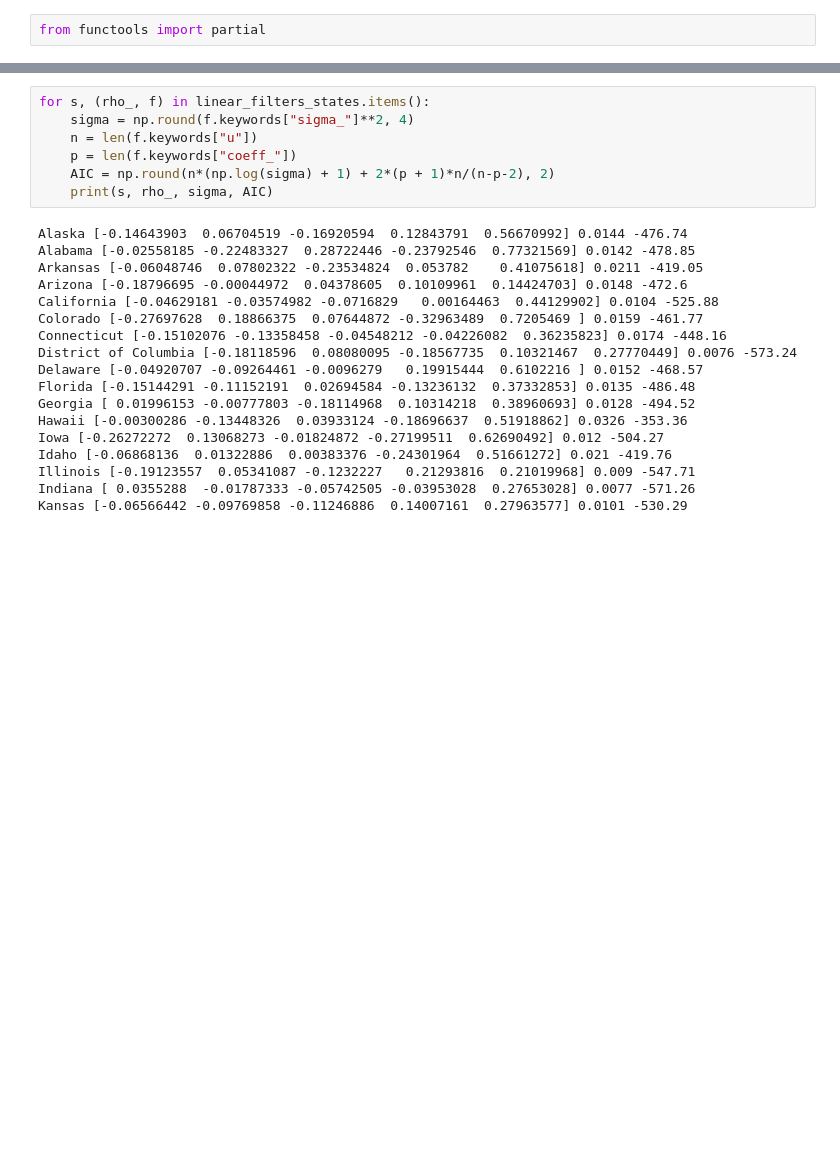
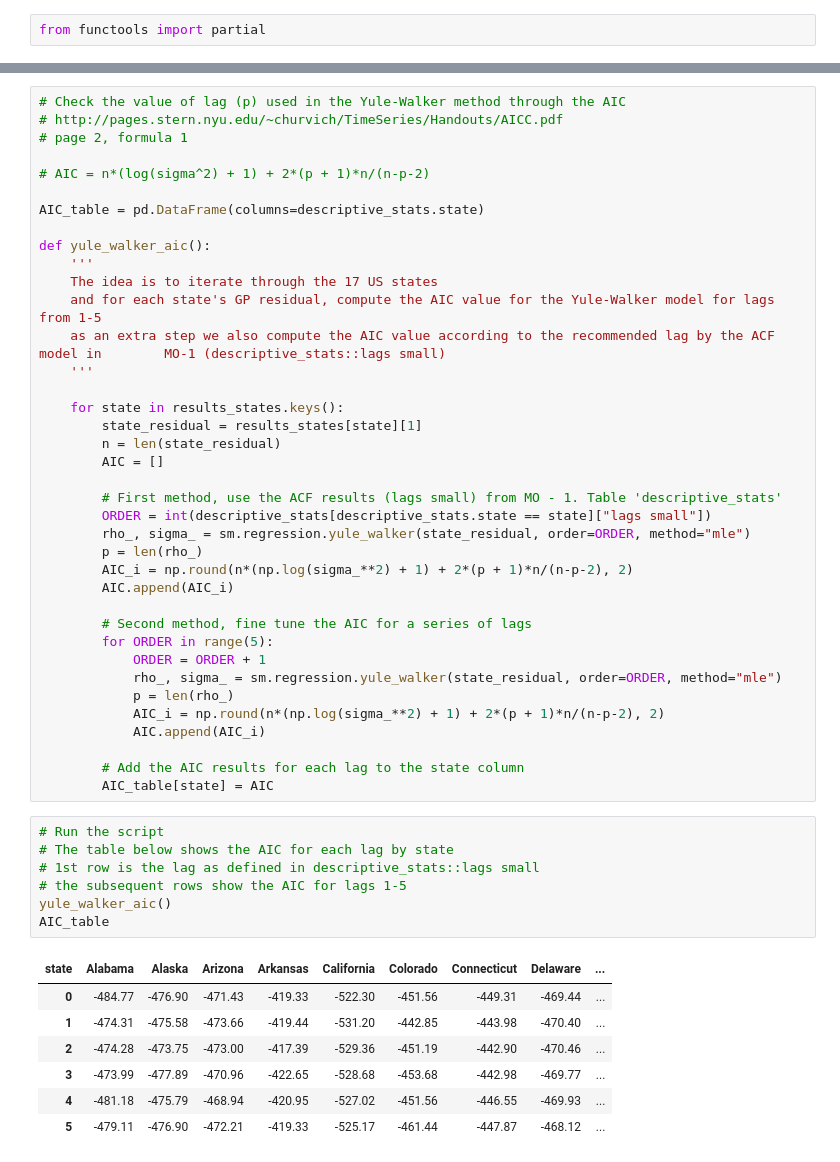
Before and after one commit to epidemic-research-team/epidemic-gaussian-process, a Jupyter notebook: MO - 2 - Linear Filters.ipynb, the cells around one changed output, grey strips where cells are left out. Saved outputs shown, nothing was run; the diff lists cells and outputs as text; blank space fills up the shorter version.

```diff
--- a/MO - 2 - Linear Filters.ipynb
+++ b/MO - 2 - Linear Filters.ipynb
@@ -132,25 +61,53 @@ Kansas [-0.06566442 -0.09769858 -0.11246886  0.14007161  0.27963577] 0.0101 -530
-# %%
-for s, (rho_, f) in linear_filters_states.items():
-    sigma = np.round(f.keywords["sigma_"]**2, 4)
-    n = len(f.keywords["u"])
-    p = len(f.keywords["coeff_"])
-    AIC = np.round(n*(np.log(sigma) + 1) + 2*(p + 1)*n/(n-p-2), 2)
-    print(s, rho_, sigma, AIC)
-# %% [output]
-Alaska [-0.14643903  0.06704519 -0.16920594  0.12843791  0.56670992] 0.0144 -476.74
-Alabama [-0.02558185 -0.22483327  0.28722446 -0.23792546  0.77321569] 0.0142 -478.85
-Arkansas [-0.06048746  0.07802322 -0.23534824  0.053782    0.41075618] 0.0211 -419.05
-Arizona [-0.18796695 -0.00044972  0.04378605  0.10109961  0.14424703] 0.0148 -472.6
-California [-0.04629181 -0.03574982 -0.0716829   0.00164463  0.44129902] 0.0104 -525.88
-Colorado [-0.27697628  0.18866375  0.07644872 -0.32963489  0.7205469 ] 0.0159 -461.77
-Connecticut [-0.15102076 -0.13358458 -0.04548212 -0.04226082  0.36235823] 0.0174 -448.16
-District of Columbia [-0.18118596  0.08080095 -0.18567735  0.10321467  0.27770449] 0.0076 -573.24
-Delaware [-0.04920707 -0.09264461 -0.0096279   0.19915444  0.6102216 ] 0.0152 -468.57
-Florida [-0.15144291 -0.11152191  0.02694584 -0.13236132  0.37332853] 0.0135 -486.48
-Georgia [ 0.01996153 -0.00777803 -0.18114968  0.10314218  0.38960693] 0.0128 -494.52
-Hawaii [-0.00300286 -0.13448326  0.03933124 -0.18696637  0.51918862] 0.0326 -353.36
-Iowa [-0.26272272  0.13068273 -0.01824872 -0.27199511  0.62690492] 0.012 -504.27
-Idaho [-0.06868136  0.01322886  0.00383376 -0.24301964  0.51661272] 0.021 -419.76
-Illinois [-0.19123557  0.05341087 -0.1232227   0.21293816  0.21019968] 0.009 -547.71
-Indiana [ 0.0355288  -0.01787333 -0.05742505 -0.03953028  0.27653028] 0.0077 -571.26
-Kansas [-0.06566442 -0.09769858 -0.11246886  0.14007161  0.27963577] 0.0101 -530.29
+# %%
+# Check the value of lag (p) used in the Yule-Walker method through the AIC
+# http://pages.stern.nyu.edu/~churvich/TimeSeries/Handouts/AICC.pdf
+# page 2, formula 1
+
+# AIC = n*(log(sigma^2) + 1) + 2*(p + 1)*n/(n-p-2)
+
+AIC_table = pd.DataFrame(columns=descriptive_stats.state)
+
+def yule_walker_aic():
+    '''
+    The idea is to iterate through the 17 US states
+    and for each state's GP residual, compute the AIC value for the Yule-Walker model for lags from 1-5
+    as an extra step we also compute the AIC value according to the recommended lag by the ACF model in        MO-1 (descriptive_stats::lags small)
+    '''
+
+    for state in results_states.keys():
+        state_residual = results_states[state][1]
+        n = len(state_residual)
+        AIC = []
+
+        # First method, use the ACF results (lags small) from MO - 1. Table 'descriptive_stats'
+        ORDER = int(descriptive_stats[descriptive_stats.state == state]["lags small"])
+        rho_, sigma_ = sm.regression.yule_walker(state_residual, order=ORDER, method="mle")
+        p = len(rho_)
+        AIC_i = np.round(n*(np.log(sigma_**2) + 1) + 2*(p + 1)*n/(n-p-2), 2)
+        AIC.append(AIC_i)
+
+        # Second method, fine tune the AIC for a series of lags
+        for ORDER in range(5):
+            ORDER = ORDER + 1
+            rho_, sigma_ = sm.regression.yule_walker(state_residual, order=ORDER, method="mle")
+            p = len(rho_)
+            AIC_i = np.round(n*(np.log(sigma_**2) + 1) + 2*(p + 1)*n/(n-p-2), 2)
+            AIC.append(AIC_i)
+
+        # Add the AIC results for each lag to the state column
+        AIC_table[state] = AIC
+# %%
+# Run the script
+# The table below shows the AIC for each lag by state
+# 1st row is the lag as defined in descriptive_stats::lags small
+# the subsequent rows show the AIC for lags 1-5
+yule_walker_aic()
+AIC_table
+# %% [output]
+| state | Alabama | Alaska | Arizona | Arkansas | California | Colorado | Connecticut | Delaware | ... |
+| 0 | -484.77 | -476.90 | -471.43 | -419.33 | -522.30 | -451.56 | -449.31 | -469.44 | ... |
+| 1 | -474.31 | -475.58 | -473.66 | -419.44 | -531.20 | -442.85 | -443.98 | -470.40 | ... |
+| 2 | -474.28 | -473.75 | -473.00 | -417.39 | -529.36 | -451.19 | -442.90 | -470.46 | ... |
+| 3 | -473.99 | -477.89 | -470.96 | -422.65 | -528.68 | -453.68 | -442.98 | -469.77 | ... |
+| 4 | -481.18 | -475.79 | -468.94 | -420.95 | -527.02 | -451.56 | -446.55 | -469.93 | ... |
+| 5 | -479.11 | -476.90 | -472.21 | -419.33 | -525.17 | -461.44 | -447.87 | -468.12 | ... |
```
Also changed, not shown: parts of 8 cells of this notebook, 2 other files.
